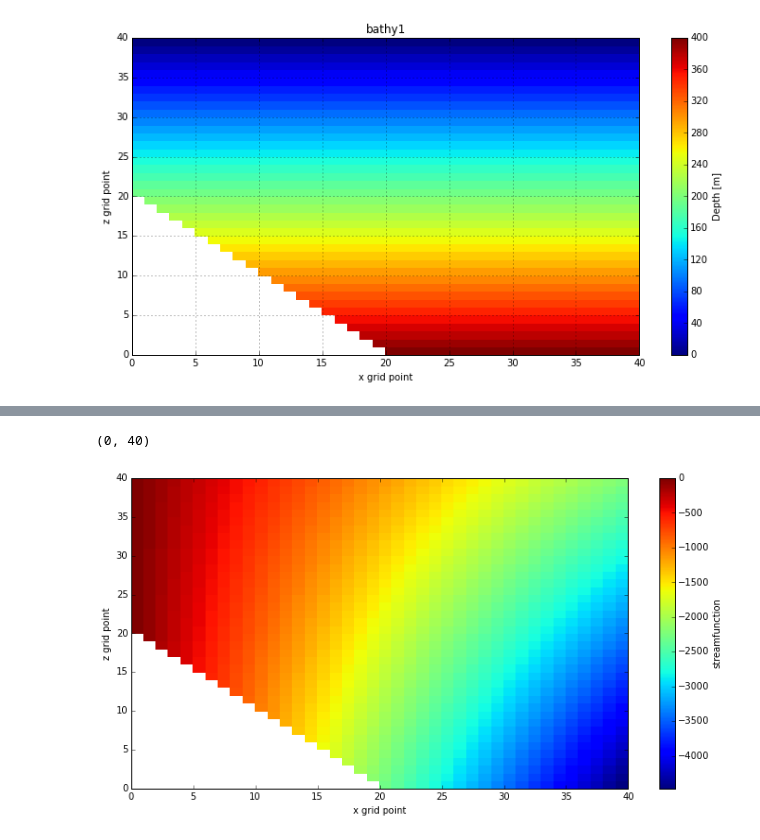
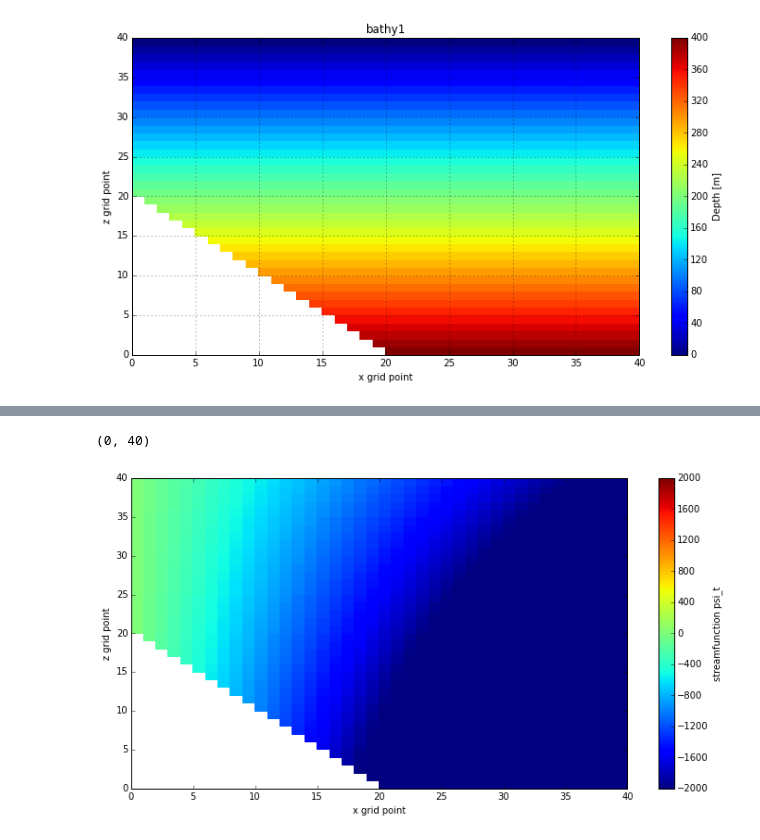
Before and after one commit to jieliu920608/Lab7Assignment, a Jupyter notebook: Project.ipynb, the cells around one changed output, grey strips where cells are left out. Saved outputs shown, nothing was run; the diff lists cells and outputs as text; code cells hidden in the pictures.

Commit message:
modify further figure

```diff
--- a/Project.ipynb
+++ b/Project.ipynb
@@ -189,12 +193,13 @@ plt.colorbar()
 # %%
+## barotropic inputs
 fig, ax =plt.subplots(1,1,figsize = (12,6))
-plot=ax.pcolormesh(psi_t,linewidth=0,rasterized=True,cmap = 'jet')
+plot=ax.pcolormesh(psi_t,linewidth=0,rasterized=True,cmap = 'jet',vmin=-2000, vmax=2000)
 cbar= plt.colorbar(plot)
-cbar.set_label('streamfunction')
+cbar.set_label('streamfunction psi_t')
 ax.set_xlim(0,40)
 ax.set_xlabel('x grid point')
 ax.set_ylabel('z grid point')
 ax.set_ylim(0,40)
 # %% [output]
 (0, 40)
-[figure, old version]
+[figure, new version]
```
Also changed, not shown: parts of 15 cells of this notebook.
